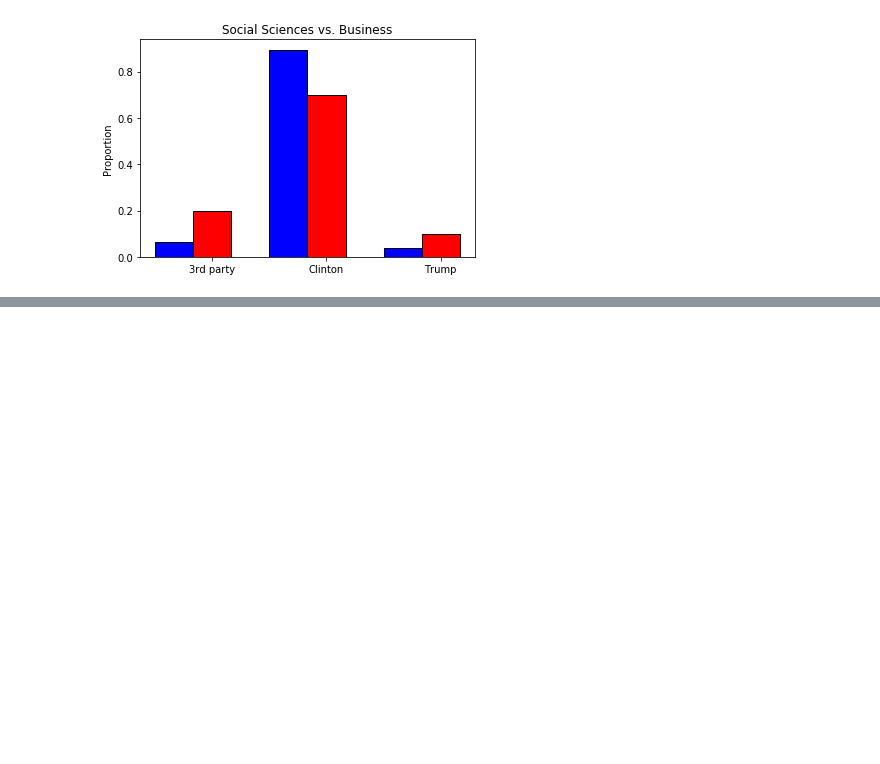
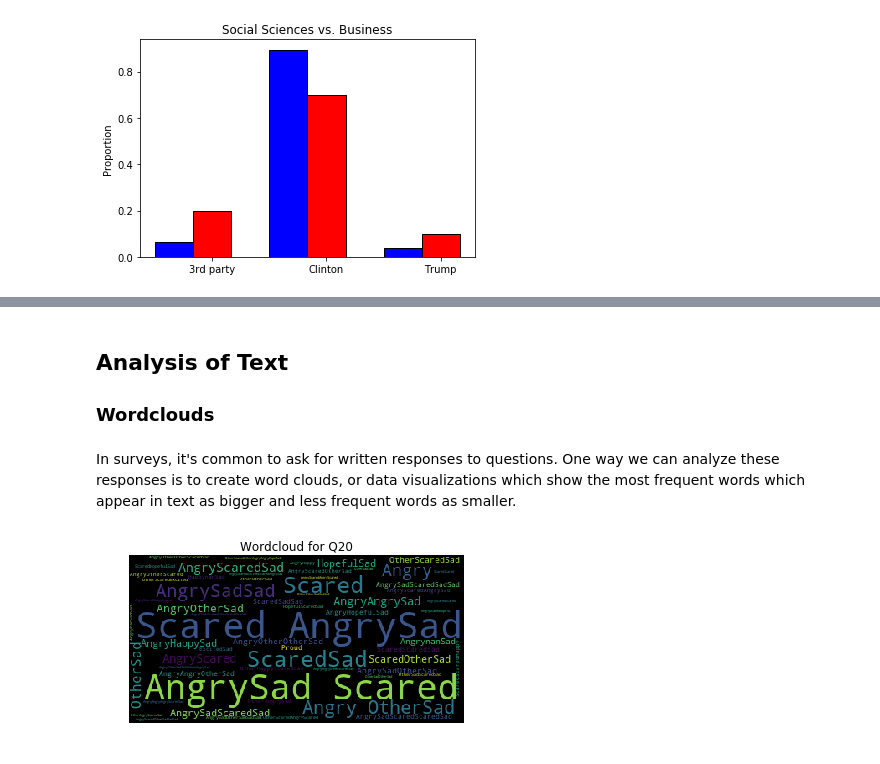
Before and after one commit to ds-modules/surveydata, a Jupyter notebook: Survey Data Analysis- Rough.ipynb, the cells around one changed output, grey strips where cells are left out. Saved outputs shown, nothing was run; the diff lists cells and outputs as text; code cells hidden in the pictures; blank space fills up the shorter version.

Commit message:
updated analysis with wordcloud api

```diff
--- a/Survey Data Analysis- Rough.ipynb
+++ b/Survey Data Analysis- Rough.ipynb
@@ -162,0 +179,9 @@ compare_bar_graphs(votes, "Social Sciences", 'Business')
+# %% [markdown]
+## Analysis of Text
+### Wordclouds
+# %% [markdown]
+In surveys, it's common to ask for written responses to questions. One way we can analyze these responses is to create word clouds, or data visualizations which show the most frequent words which appear in text as bigger and less frequent words as smaller.
+# %%
+create_wordcloud(data, 'Q20')
+# %% [output]
+[figure, added]
```
Also changed, not shown: parts of 3 cells of this notebook, 1 other file.
